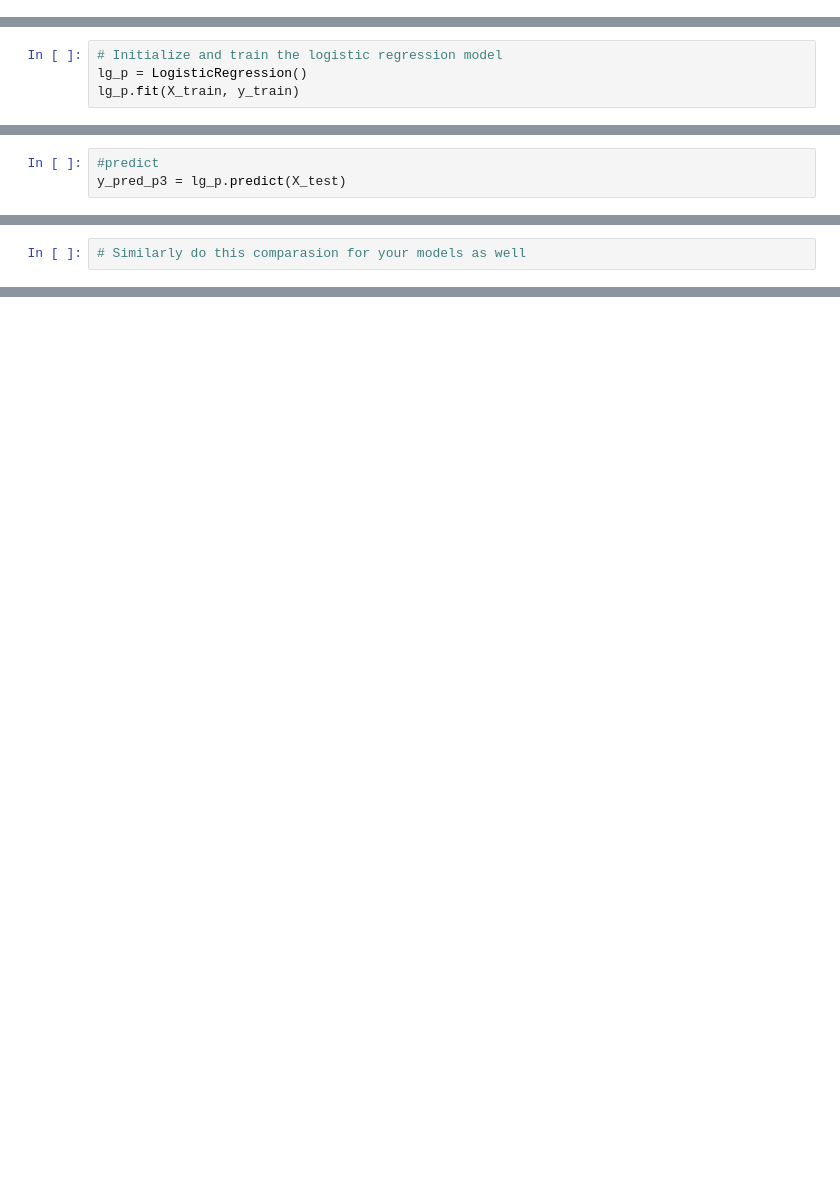
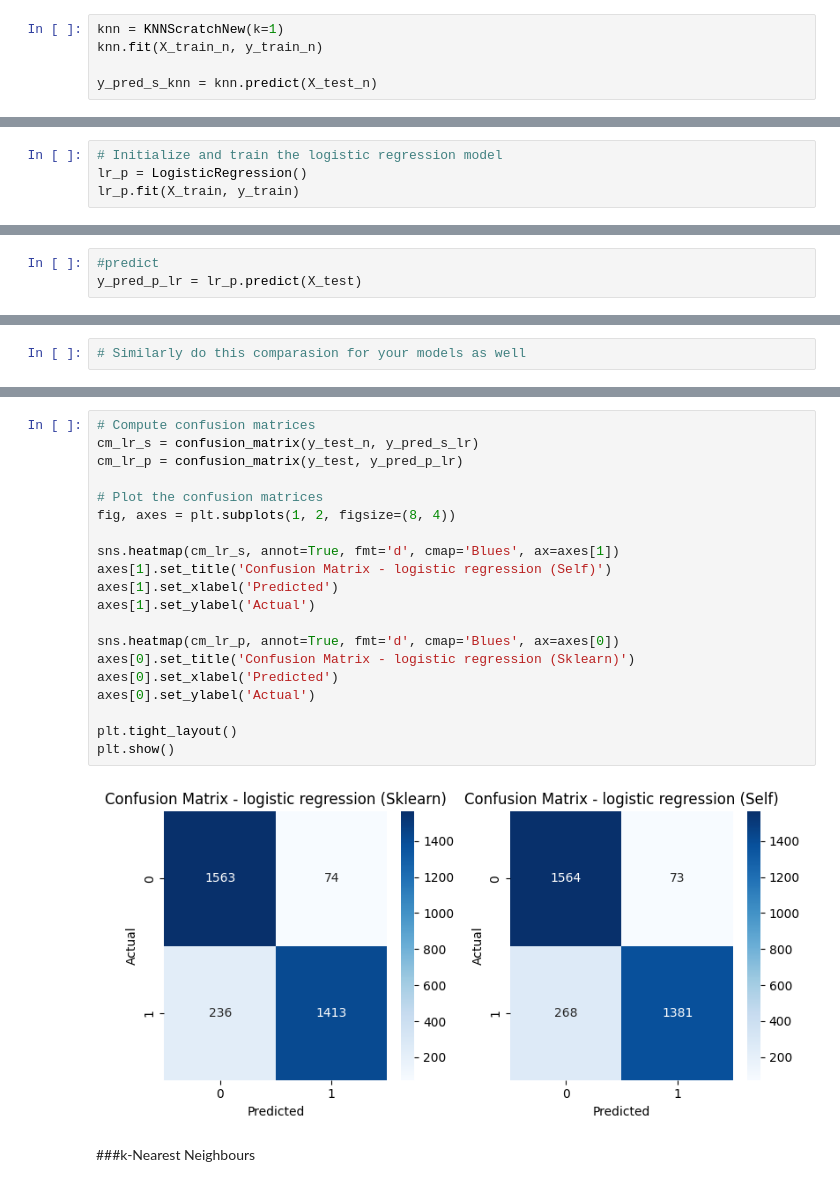
Before and after one commit to TahaHassan0/Fraud-Detection-Model, a Jupyter notebook: Fraud_Transaction_Detection.ipynb, the cells around one changed output, grey strips where cells are left out. Drawn from its saved outputs; the diff is of its cells as text; blank space fills up the shorter version.

```diff
--- a/Fraud_Transaction_Detection.ipynb
+++ b/Fraud_Transaction_Detection.ipynb
@@ -616,0 +724,5 @@ Confusion Matrix:
+# %%
+knn = KNNScratchNew(k=1)
+knn.fit(X_train_n, y_train_n)
+
+y_pred_s_knn = knn.predict(X_test_n)
@@ -619,11 +753,11 @@ Confusion Matrix:
 # %%
 # Initialize and train the logistic regression model
-lg_p = LogisticRegression()
-lg_p.fit(X_train, y_train)
+lr_p = LogisticRegression()
+lr_p.fit(X_train, y_train)
 # %% [output]
 LogisticRegression()
 # %%
 #predict
-y_pred_p3 = lg_p.predict(X_test)
+y_pred_p_lr = lr_p.predict(X_test)
 # %%
 # Evaluation
@@ -755,0 +993,24 @@ plt.show()
+# %%
+# Compute confusion matrices
+cm_lr_s = confusion_matrix(y_test_n, y_pred_s_lr)
+cm_lr_p = confusion_matrix(y_test, y_pred_p_lr)
+
+# Plot the confusion matrices
+fig, axes = plt.subplots(1, 2, figsize=(8, 4))
+
+sns.heatmap(cm_lr_s, annot=True, fmt='d', cmap='Blues', ax=axes[1])
+axes[1].set_title('Confusion Matrix - logistic regression (Self)')
+axes[1].set_xlabel('Predicted')
+axes[1].set_ylabel('Actual')
+
+sns.heatmap(cm_lr_p, annot=True, fmt='d', cmap='Blues', ax=axes[0])
+axes[0].set_title('Confusion Matrix - logistic regression (Sklearn)')
+axes[0].set_xlabel('Predicted')
+axes[0].set_ylabel('Actual')
+
+plt.tight_layout()
+plt.show()
+# %% [output]
+[figure, added]
+# %% [markdown]
+###k-Nearest Neighbours
```
Also changed, not shown: parts of 73 cells of this notebook.
